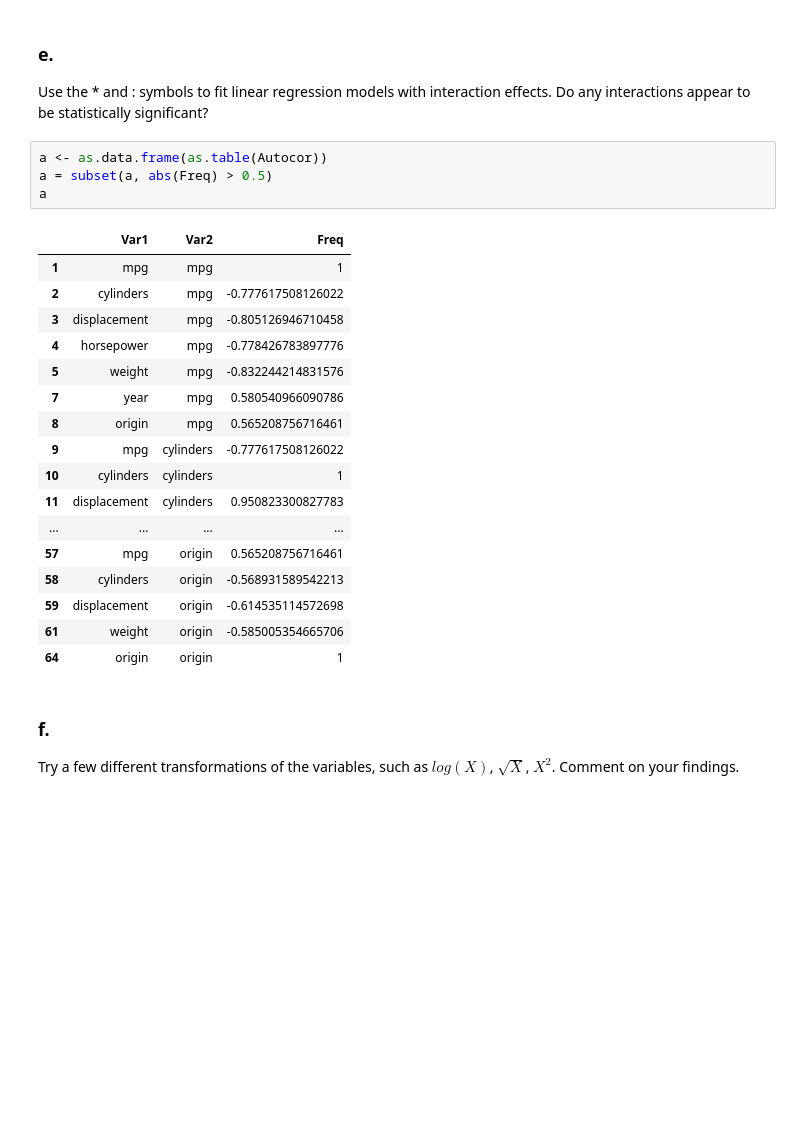
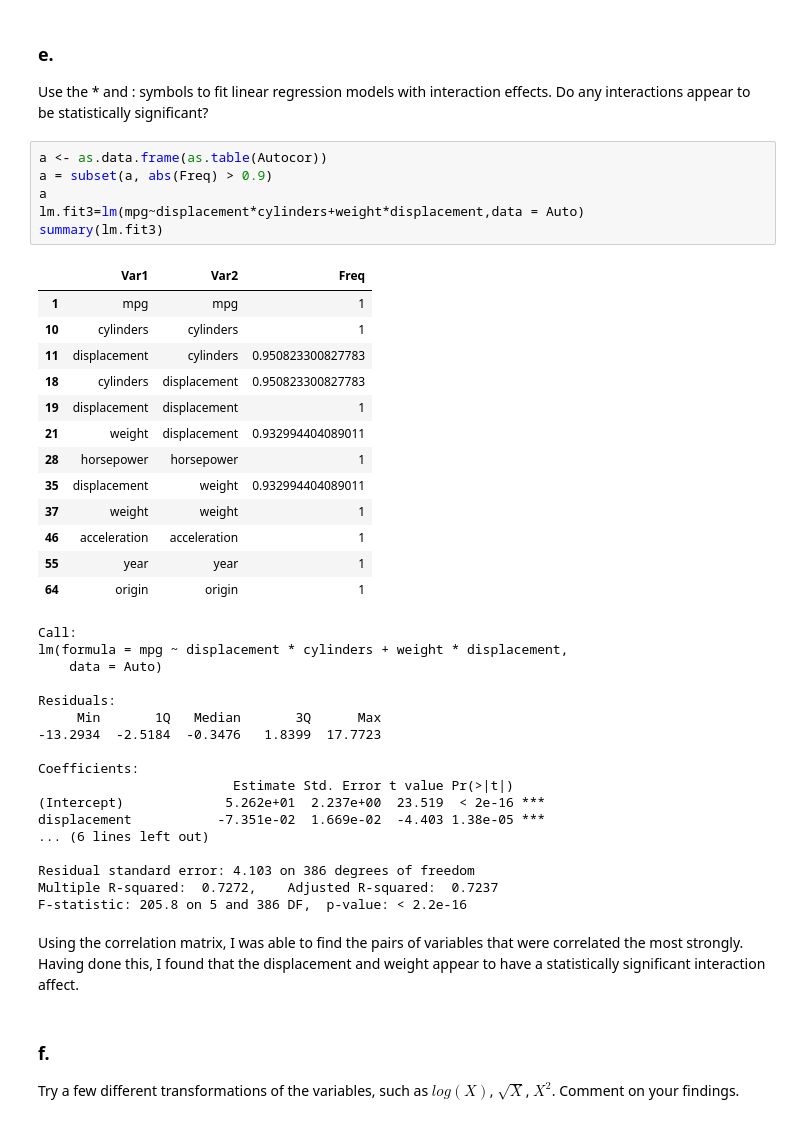
Before and after one commit to afitts/ISLR, a Jupyter notebook: Chapter3_exercises.ipynb, the cells around one changed output. Drawn from its saved outputs; the diff is of its cells as text; blank space fills up the shorter version.

```diff
--- a/Chapter3_exercises.ipynb
+++ b/Chapter3_exercises.ipynb
@@ -187,26 +187,43 @@ The residuals plot suggests that there could be a non-linearity to the data and
 Use the * and : symbols to fit linear regression models with interaction effects. Do any interactions appear to be statistically significant?
 # %%
 a <- as.data.frame(as.table(Autocor))
-a = subset(a, abs(Freq) > 0.5)
+a = subset(a, abs(Freq) > 0.9)
 a
+lm.fit3=lm(mpg~displacement*cylinders+weight*displacement,data = Auto)
+summary(lm.fit3)
 # %% [output]
 |  | Var1 | Var2 | Freq |
 | 1 | mpg | mpg | 1 |
-| 2 | cylinders | mpg | -0.777617508126022 |
-| 3 | displacement | mpg | -0.805126946710458 |
-| 4 | horsepower | mpg | -0.778426783897776 |
-| 5 | weight | mpg | -0.832244214831576 |
-| 7 | year | mpg | 0.580540966090786 |
-| 8 | origin | mpg | 0.565208756716461 |
-| 9 | mpg | cylinders | -0.777617508126022 |
 | 10 | cylinders | cylinders | 1 |
 | 11 | displacement | cylinders | 0.950823300827783 |
-| ... | ... | ... | ... |
-| 57 | mpg | origin | 0.565208756716461 |
-| 58 | cylinders | origin | -0.568931589542213 |
-| 59 | displacement | origin | -0.614535114572698 |
-| 61 | weight | origin | -0.585005354665706 |
+| 18 | cylinders | displacement | 0.950823300827783 |
+| 19 | displacement | displacement | 1 |
+| 21 | weight | displacement | 0.932994404089011 |
+| 28 | horsepower | horsepower | 1 |
+| 35 | displacement | weight | 0.932994404089011 |
+| 37 | weight | weight | 1 |
+| 46 | acceleration | acceleration | 1 |
+| 55 | year | year | 1 |
 | 64 | origin | origin | 1 |
+Call:
+lm(formula = mpg ~ displacement * cylinders + weight * displacement,
+    data = Auto)
+
+Residuals:
+     Min       1Q   Median       3Q      Max
+-13.2934  -2.5184  -0.3476   1.8399  17.7723
+
+Coefficients:
+                         Estimate Std. Error t value Pr(>|t|)
+(Intercept)             5.262e+01  2.237e+00  23.519  < 2e-16 ***
+displacement           -7.351e-02  1.669e-02  -4.403 1.38e-05 ***
+... (6 lines left out)
+
+Residual standard error: 4.103 on 386 degrees of freedom
+Multiple R-squared:  0.7272,    Adjusted R-squared:  0.7237
+F-statistic: 205.8 on 5 and 386 DF,  p-value: < 2.2e-16
+# %% [markdown]
+Using the correlation matrix, I was able to find the pairs of variables that were correlated the most strongly. Having done this, I found that the displacement and weight appear to have a statistically significant interaction affect.
 # %% [markdown]
 ### f.
 Try a few different transformations of the variables, such as $log(X)$, $\sqrt{X}$, $X^2$. Comment on your findings.
```
Also changed, not shown: parts of 16 cells of this notebook, 1 other file.
